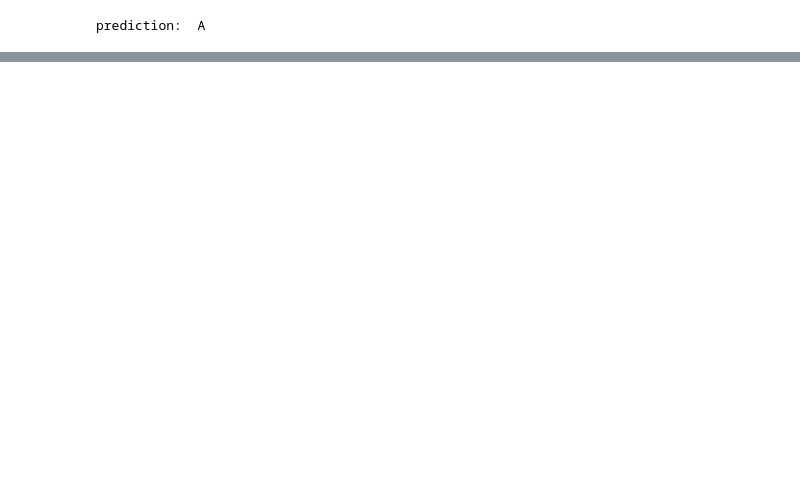
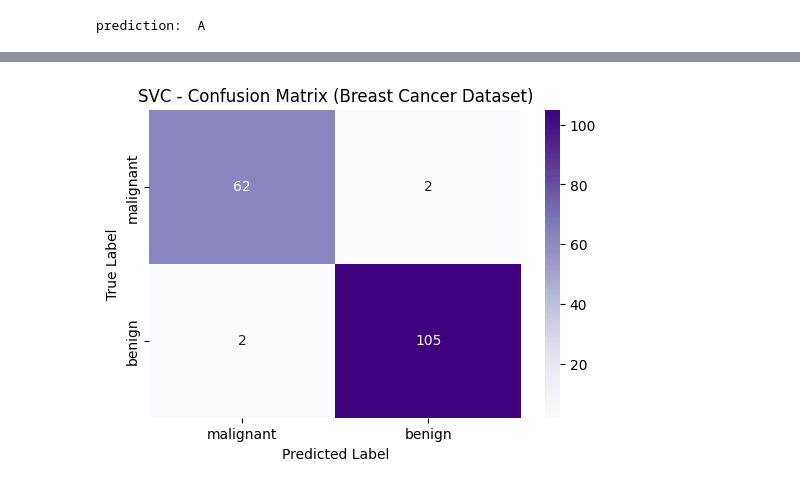
Before and after one commit to SHRAVAN-AMBEER/Machine-Learning-Lab, a Jupyter notebook: week6.ipynb, the cells around one changed output, grey strips where cells are left out. Saved outputs shown, nothing was run; the diff lists cells and outputs as text; code cells hidden in the pictures; blank space fills up the shorter version.

```diff
--- a/week6.ipynb
+++ b/week6.ipynb
@@ -97,3 +156,67 @@ prediction = knn_predict(training_data, training_labels, test_point, k)
 print("prediction: " ,prediction)
 # %% [output]
 prediction:  A
+# %%
+
+# SUPPORT VECTOR CLASSIFIER (SVC)
+# on Breast Cancer Dataset
+
+import numpy as np
+import pandas as pd
+import matplotlib.pyplot as plt
+import seaborn as sns
+from sklearn.datasets import load_breast_cancer
+from sklearn.model_selection import train_test_split
+from sklearn.preprocessing import StandardScaler
+from sklearn.svm import SVC
+from sklearn.metrics import accuracy_score, confusion_matrix, classification_report
+
+# 1. Load the dataset
+cancer = load_breast_cancer()
+X = cancer.data
+y = cancer.target
+
+# Create DataFrame
+df = pd.DataFrame(X, columns=cancer.feature_names)
+df['target'] = y
+
+print("First 5 rows of the Breast Cancer dataset:\n")
+print(df.head())
+
+# 2. Split data into training and testing sets
+X_train, X_test, y_train, y_test = train_test_split(
+    X, y, test_size=0.3, random_state=42, stratify=y
+)
+
+# 3. Standardize the features
+scaler = StandardScaler()
+X_train_scaled = scaler.fit_transform(X_train)
+X_test_scaled = scaler.transform(X_test)
+
+# 4. Train SVC Model
+svc = SVC(kernel='rbf', C=1.0, gamma='scale', random_state=42)
+svc.fit(X_train_scaled, y_train)
+
+# 5. Predictions and Evaluation
+y_pred = svc.predict(X_test_scaled)
+
+# Accuracy
+accuracy = accuracy_score(y_test, y_pred)
+print("\n Model Accuracy:", round(accuracy * 100, 2), "%")
+
+# Confusion Matrix
+cm = confusion_matrix(y_test, y_pred)
+print("\nConfusion Matrix:\n", cm)
+
+# Classification Report
+print("\nClassification Report:\n", classification_report(y_test, y_pred, target_names=cancer.target_names))
+
+# 6. Visualization - Confusion Matrix
+plt.figure(figsize=(6, 4))
+sns.heatmap(cm, annot=True, fmt='d', cmap='Purples',
+            xticklabels=cancer.target_names, yticklabels=cancer.target_names)
+plt.title("SVC - Confusion Matrix (Breast Cancer Dataset)")
+plt.xlabel("Predicted Label")
+plt.ylabel("True Label")
+plt.show()
+# %% [output]
@@ -99,0 +240 @@ prediction:  A
+[figure, added]
```
Also changed, not shown: parts of 5 cells of this notebook.
